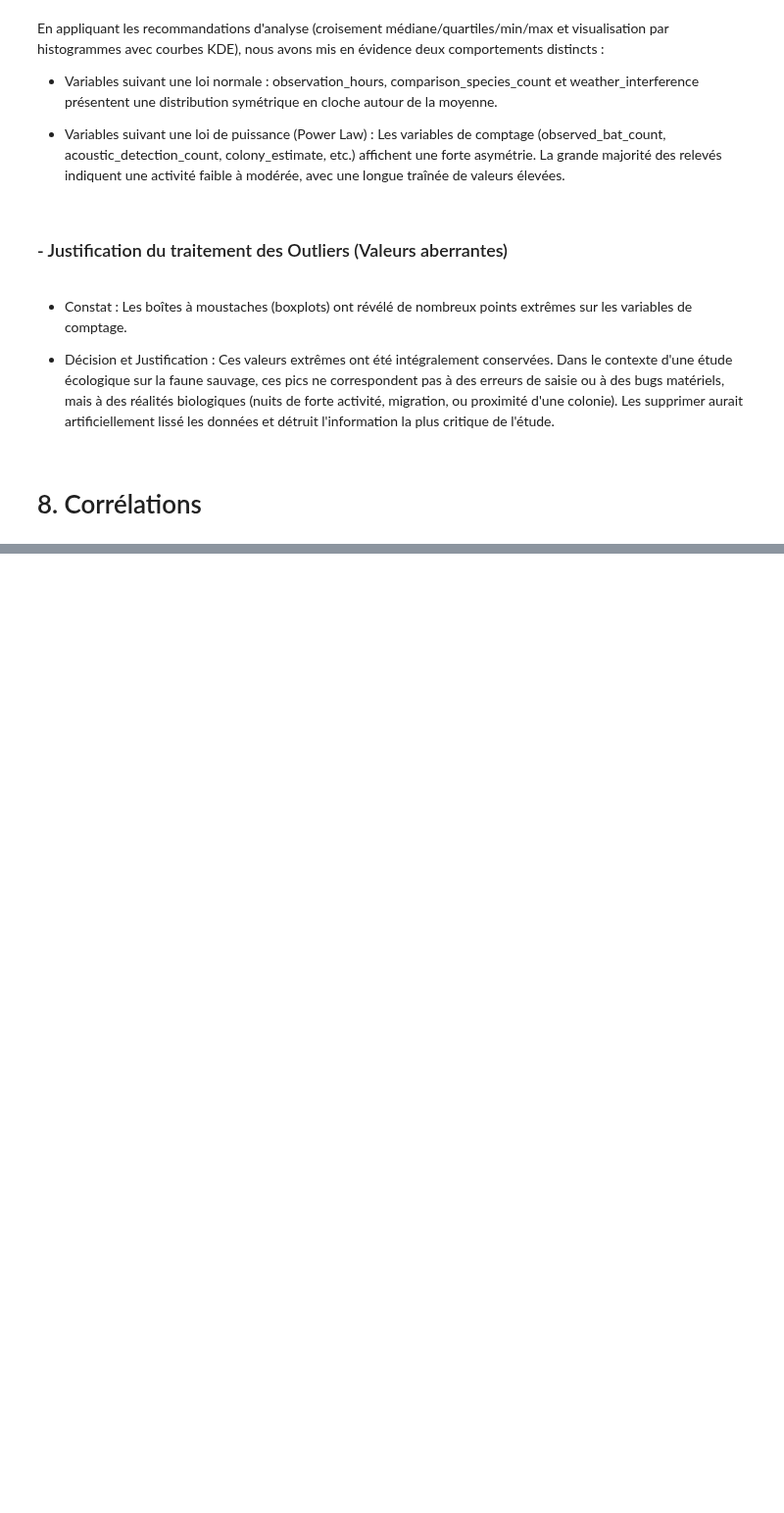
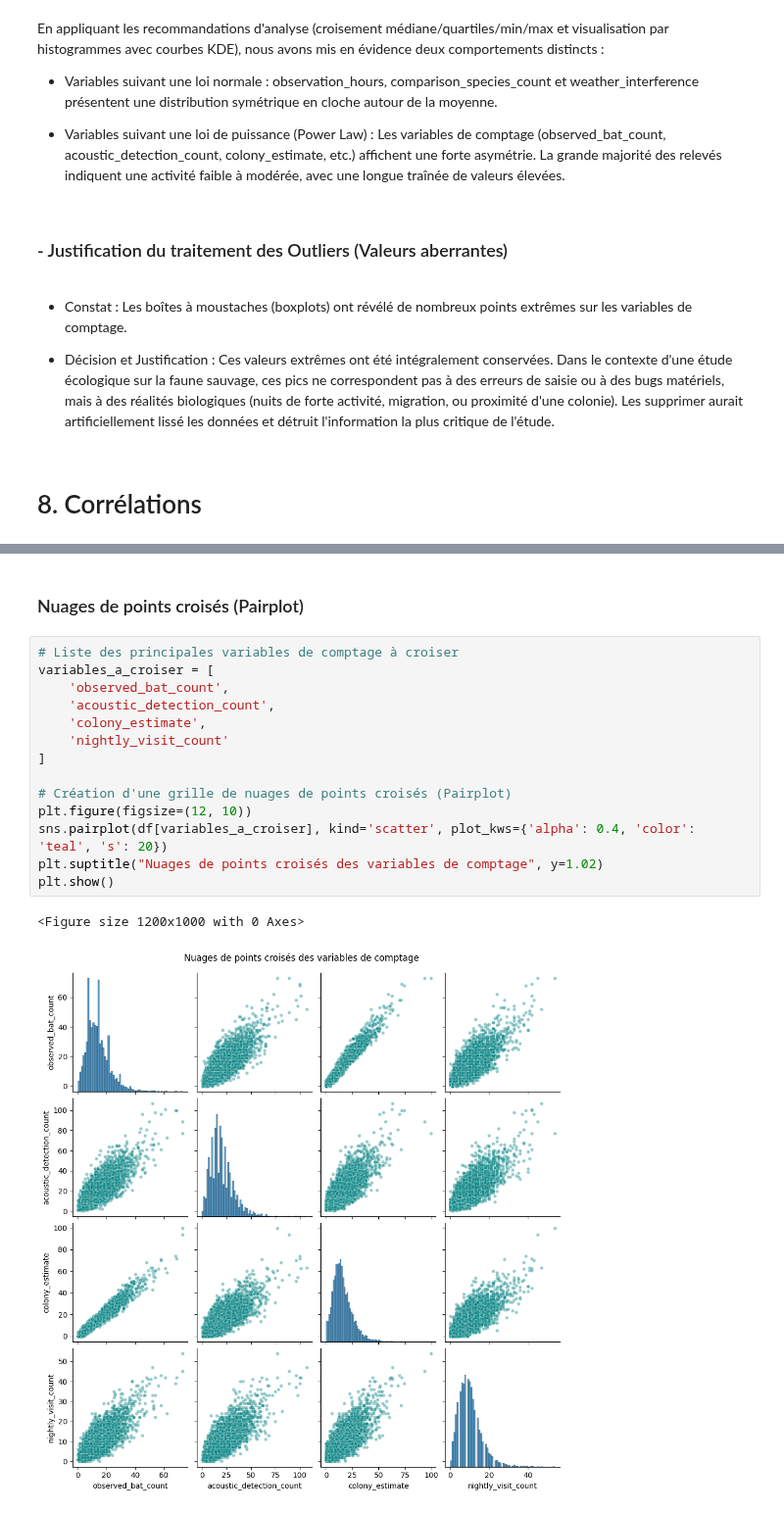
Before and after one commit to HananeDjouadi/G05-DataMining-2627, a Jupyter notebook: data/ecology/bat_surveys.ipynb, the cells around one changed output, grey strips where cells are left out. Shown at 98% size. Saved outputs shown, nothing was run; the diff lists cells and outputs as text; blank space fills up the shorter version.

```diff
--- a/data/ecology/bat_surveys.ipynb
+++ b/data/ecology/bat_surveys.ipynb
@@ -665,0 +723,19 @@ plt.show()
+# %% [markdown]
+### Nuages de points croisés (Pairplot)
+# %%
+# Liste des principales variables de comptage à croiser
+variables_a_croiser = [
+    'observed_bat_count',
+    'acoustic_detection_count',
+    'colony_estimate',
+    'nightly_visit_count'
+]
+
+# Création d'une grille de nuages de points croisés (Pairplot)
+plt.figure(figsize=(12, 10))
+sns.pairplot(df[variables_a_croiser], kind='scatter', plot_kws={'alpha': 0.4, 'color': 'teal', 's': 20})
+plt.suptitle("Nuages de points croisés des variables de comptage", y=1.02)
+plt.show()
+# %% [output]
+<Figure size 1200x1000 with 0 Axes>
+[figure, added]
```
Also changed, not shown: parts of 10 cells of this notebook.
